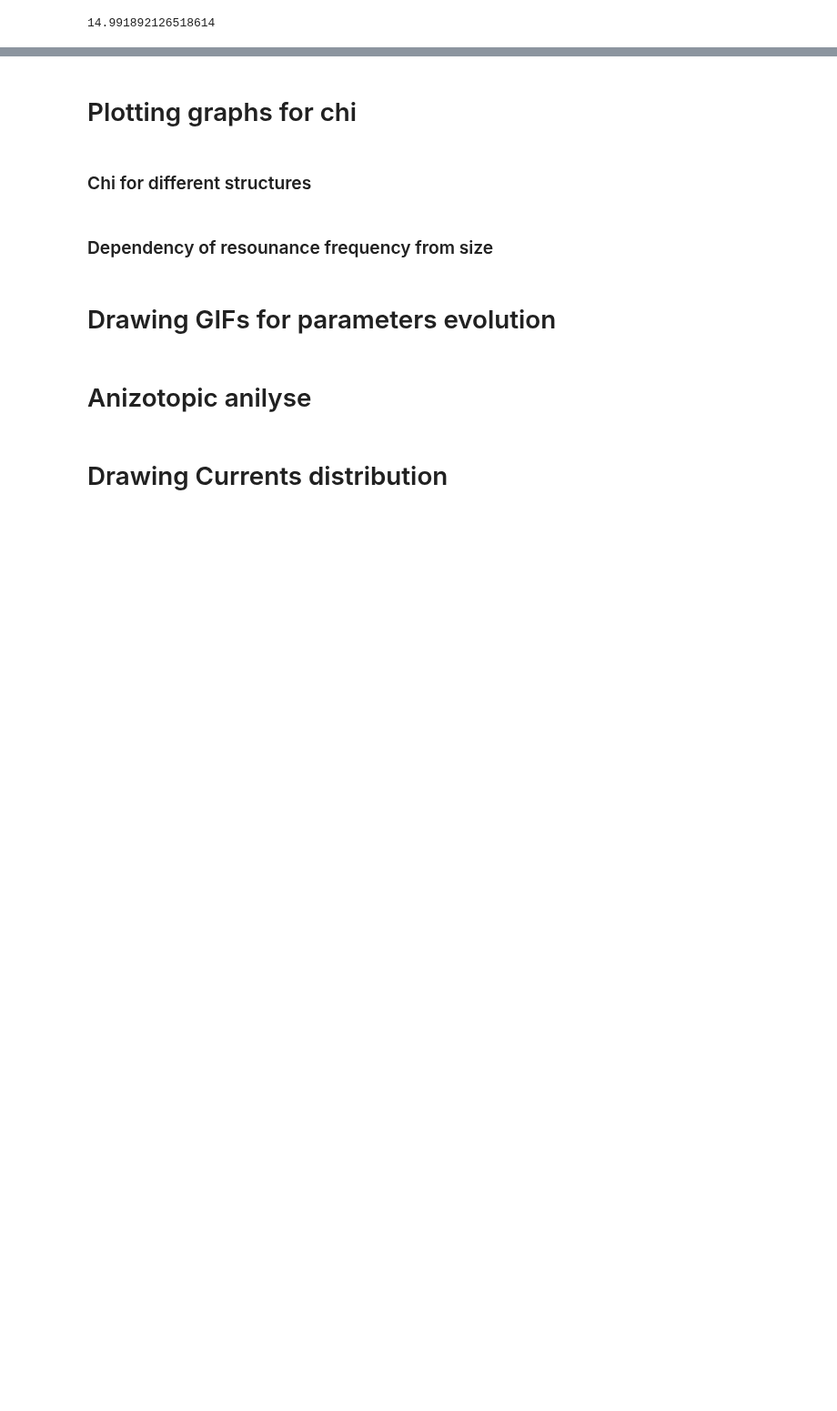
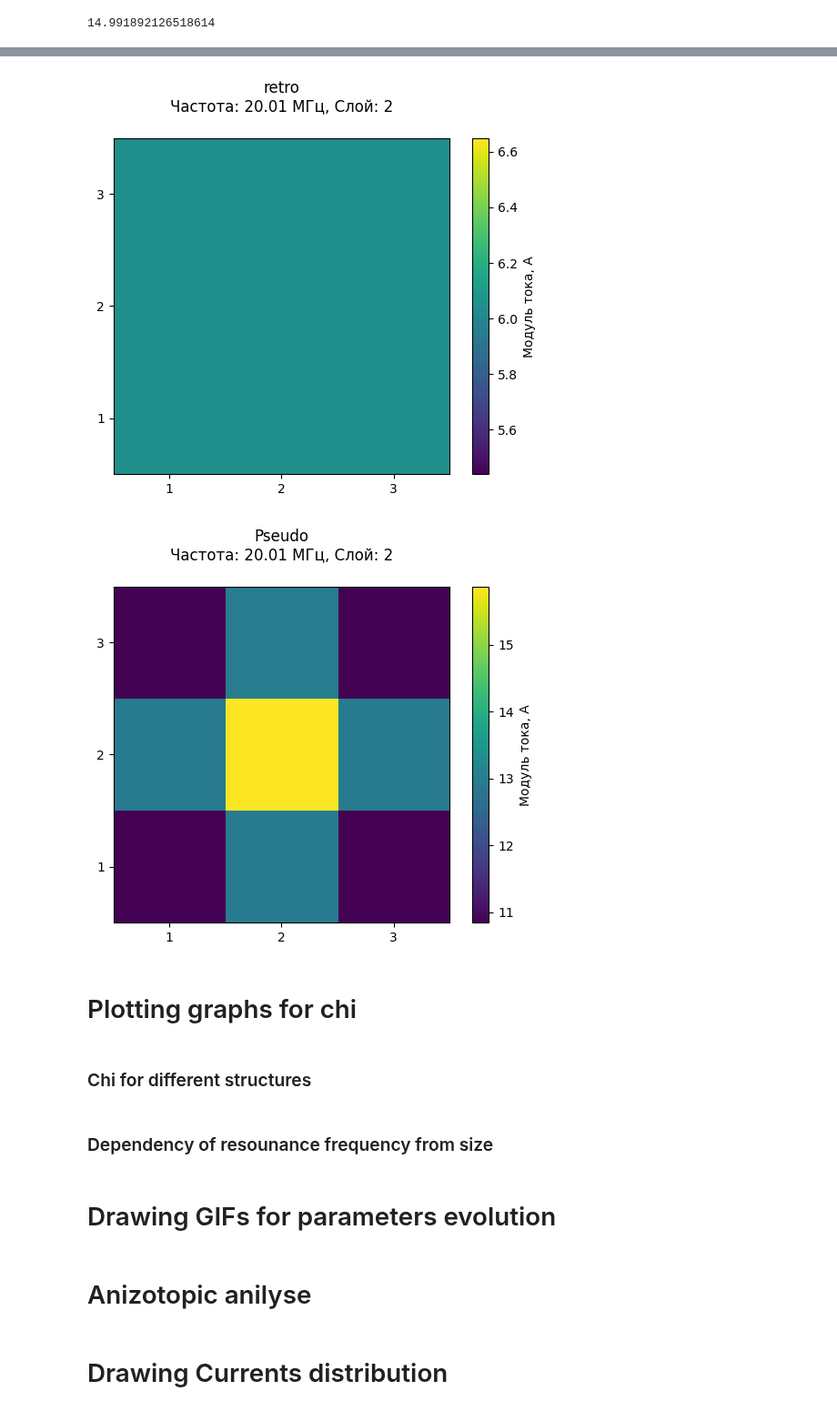
Before and after one commit to broshura/Discrete_Model_Of_Metamaterial_Lens, a Jupyter notebook: Code/FormComparing.ipynb, the cells around one changed output, grey strips where cells are left out. Shown at 91% size. Saved outputs shown, nothing was run; the diff lists cells and outputs as text; code cells hidden in the pictures; blank space fills up the shorter version.

```diff
--- a/Code/FormComparing.ipynb
+++ b/Code/FormComparing.ipynb
@@ -92,0 +137,35 @@ def plot_interpolated_current_distribution(currents, freq_index, layer_index, fr
+# %%
+Params['Omega'] = [omega_0, omega_0, 1]
+Params['Solver_type'] = 'Fast'
+Params['Dx']=Params['Dz']=Params['Dy']
+Params['Orientations'] = 'zyx'
+Params['Packing'] = 'Rectangle'
+Params['Scattering'] = 'Mie_True'
+Params['N'], Params['shape'] = to3D(3, 3, 3, 'zyx')
+data = open_model('DATA', Params)
+currents = data['Currents']
+frequencies = data['Omega'] / (2 * np.pi * 1e6)
+
+layer_index = 2
+freq_index = 0
+
+plot_current_distribution(currents, freq_index, layer_index, frequencies, Params, title_prefix="retro")
+
+Params['Omega'] = [omega_0, omega_0, 1]
+Params['Solver_type'] = 'Fast'
+Params['Dx']=Params['Dz']=Params['Dy']
+Params['Orientations'] = 'zyx'
+Params['Packing'] = 'Rectangle'
+Params['Scattering'] = 'Mie_Pseudo'
+Params['N'], Params['shape'] = to3D(3, 3, 3, 'zyx')
+data = open_model('DATA', Params)
+currents = data['Currents']
+frequencies = data['Omega'] / (2 * np.pi * 1e6)
+
+layer_index = 2
+freq_index = 0
+
+plot_current_distribution(currents, freq_index, layer_index, frequencies, Params, title_prefix="Pseudo")
+# %% [output]
+[figure, added]
+[figure, added]
```
Also changed, not shown: parts of 9 cells of this notebook, 6 other files.
